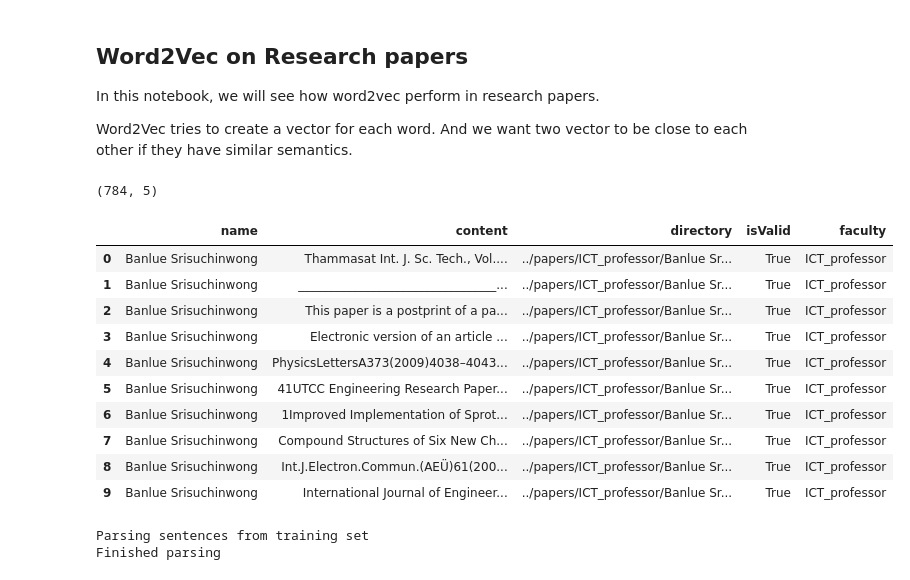
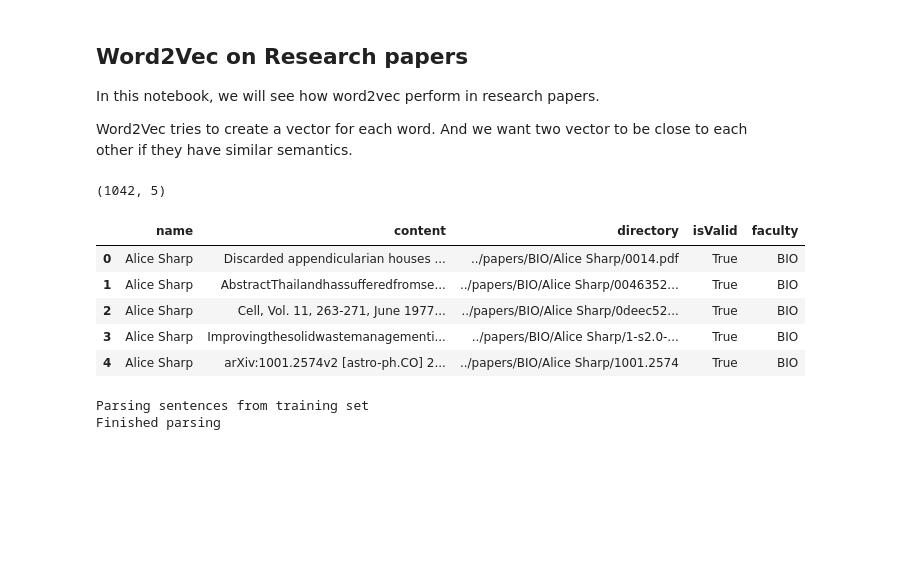
Before and after one commit to tedchsk/ResearchPapersAnalyticsDemo, a Jupyter notebook: Apply word2vec to papers.ipynb, the cells around one changed output. Drawn from its saved outputs; the diff is of its cells as text; code cells hidden in the pictures; blank space fills up the shorter version.

```diff
--- a/Apply word2vec to papers.ipynb
+++ b/Apply word2vec to papers.ipynb
@@ -19,20 +19,15 @@ from wordcloud import WordCloud
 cleaned_paper_df = pd.read_csv('../dataset/cleaned_papers_pdf.csv',encoding='utf-8')
 # %%
 print(cleaned_paper_df.shape)
-cleaned_paper_df.head(10)
+cleaned_paper_df.head()
 # %% [output]
-(784, 5)
+(1042, 5)
 |  | name | content | directory | isValid | faculty |
-| 0 | Banlue Srisuchinwong | Thammasat Int. J. Sc. Tech., Vol.... | ../papers/ICT_professor/Banlue Sr... | True | ICT_professor |
-| 1 | Banlue Srisuchinwong | _________________________________... | ../papers/ICT_professor/Banlue Sr... | True | ICT_professor |
-| 2 | Banlue Srisuchinwong | This paper is a postprint of a pa... | ../papers/ICT_professor/Banlue Sr... | True | ICT_professor |
-| 3 | Banlue Srisuchinwong | Electronic version of an article ... | ../papers/ICT_professor/Banlue Sr... | True | ICT_professor |
-| 4 | Banlue Srisuchinwong | PhysicsLettersA373(2009)4038–4043... | ../papers/ICT_professor/Banlue Sr... | True | ICT_professor |
-| 5 | Banlue Srisuchinwong | 41UTCC Engineering Research Paper... | ../papers/ICT_professor/Banlue Sr... | True | ICT_professor |
-| 6 | Banlue Srisuchinwong | 1Improved Implementation of Sprot... | ../papers/ICT_professor/Banlue Sr... | True | ICT_professor |
-| 7 | Banlue Srisuchinwong | Compound Structures of Six New Ch... | ../papers/ICT_professor/Banlue Sr... | True | ICT_professor |
-| 8 | Banlue Srisuchinwong | Int.J.Electron.Commun.(AEÜ)61(200... | ../papers/ICT_professor/Banlue Sr... | True | ICT_professor |
-| 9 | Banlue Srisuchinwong | International Journal of Engineer... | ../papers/ICT_professor/Banlue Sr... | True | ICT_professor |
+| 0 | Alice Sharp | Discarded appendicularian houses ... | ../papers/BIO/Alice Sharp/0014.pdf | True | BIO |
+| 1 | Alice Sharp | AbstractThailandhassufferedfromse... | ../papers/BIO/Alice Sharp/0046352... | True | BIO |
+| 2 | Alice Sharp | Cell, Vol. 11, 263-271, June 1977... | ../papers/BIO/Alice Sharp/0deec52... | True | BIO |
+| 3 | Alice Sharp | Improvingthesolidwastemanagementi... | ../papers/BIO/Alice Sharp/1-s2.0-... | True | BIO |
+| 4 | Alice Sharp | arXiv:1001.2574v2 [astro-ph.CO] 2... | ../papers/BIO/Alice Sharp/1001.2574 | True | BIO |
 # %%
 # Import various modules for string cleaning
 from nltk.corpus import stopwords
```
Also changed, not shown: parts of 12 cells of this notebook, 1 other file.
